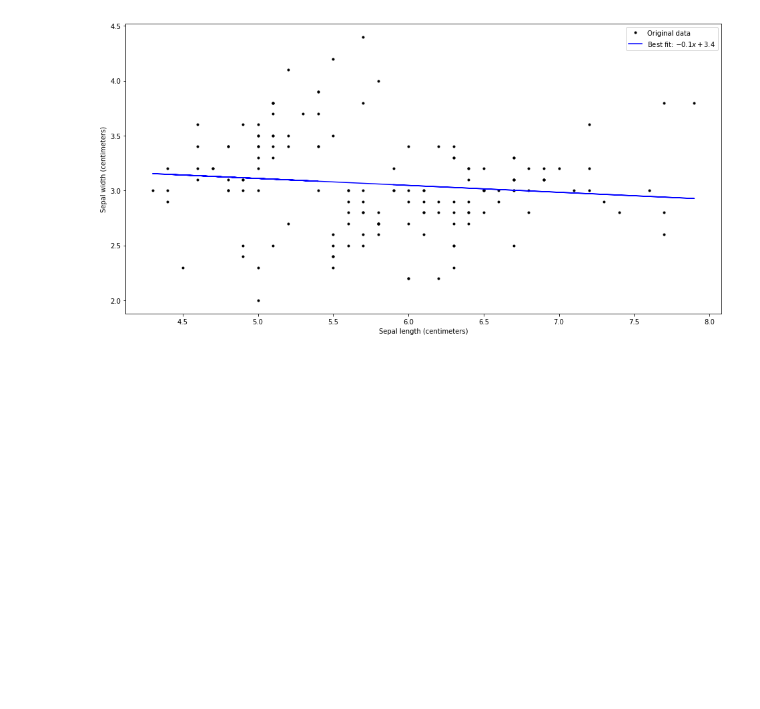
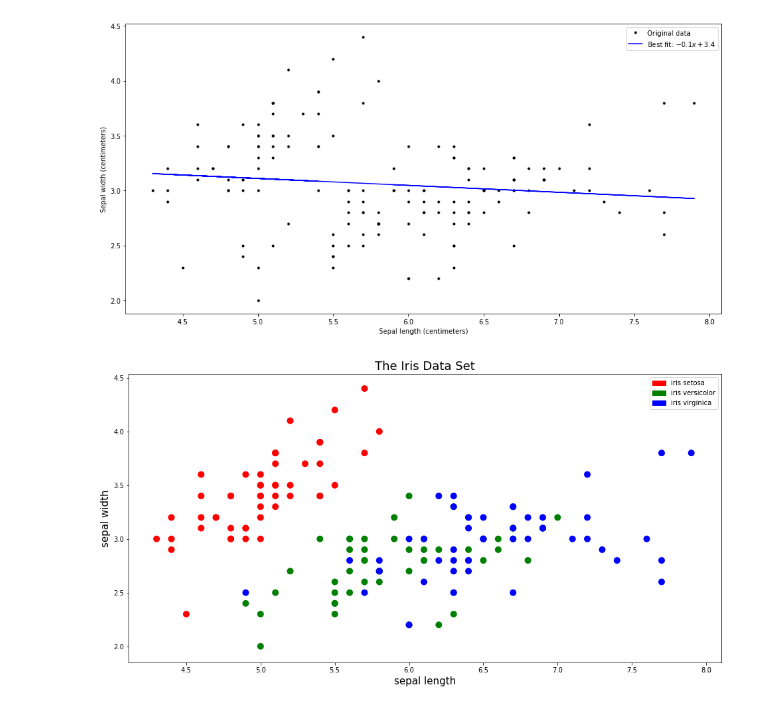
Before and after one commit to Sarlianth/python-problems3, a Jupyter notebook: iris-dataset.ipynb, the cells around one changed output. Cells and saved outputs as stored; diff of their text form; code cells hidden in the pictures; blank space fills up the shorter version.

Commit message:
More complex plot with different colors for species

```diff
--- a/iris-dataset.ipynb
+++ b/iris-dataset.ipynb
@@ -40,0 +60,14 @@ pl.show()
+# %%
+# Legend
+red_patch = mpatches.Patch(color='red', label='iris setosa')
+green_patch = mpatches.Patch(color='green', label='iris versicolor')
+blue_patch = mpatches.Patch(color='blue', label='iris virginica')
+pl.legend(handles=[red_patch, green_patch, blue_patch])
+
+pl.title("The Iris Data Set", fontsize=18)
+pl.xlabel(r'sepal length', fontsize=15)
+pl.ylabel(r'sepal width', fontsize=15)
+
+pl.show()
+# %% [output]
+[figure, added]
```
Also changed, not shown: parts of 3 cells of this notebook.
